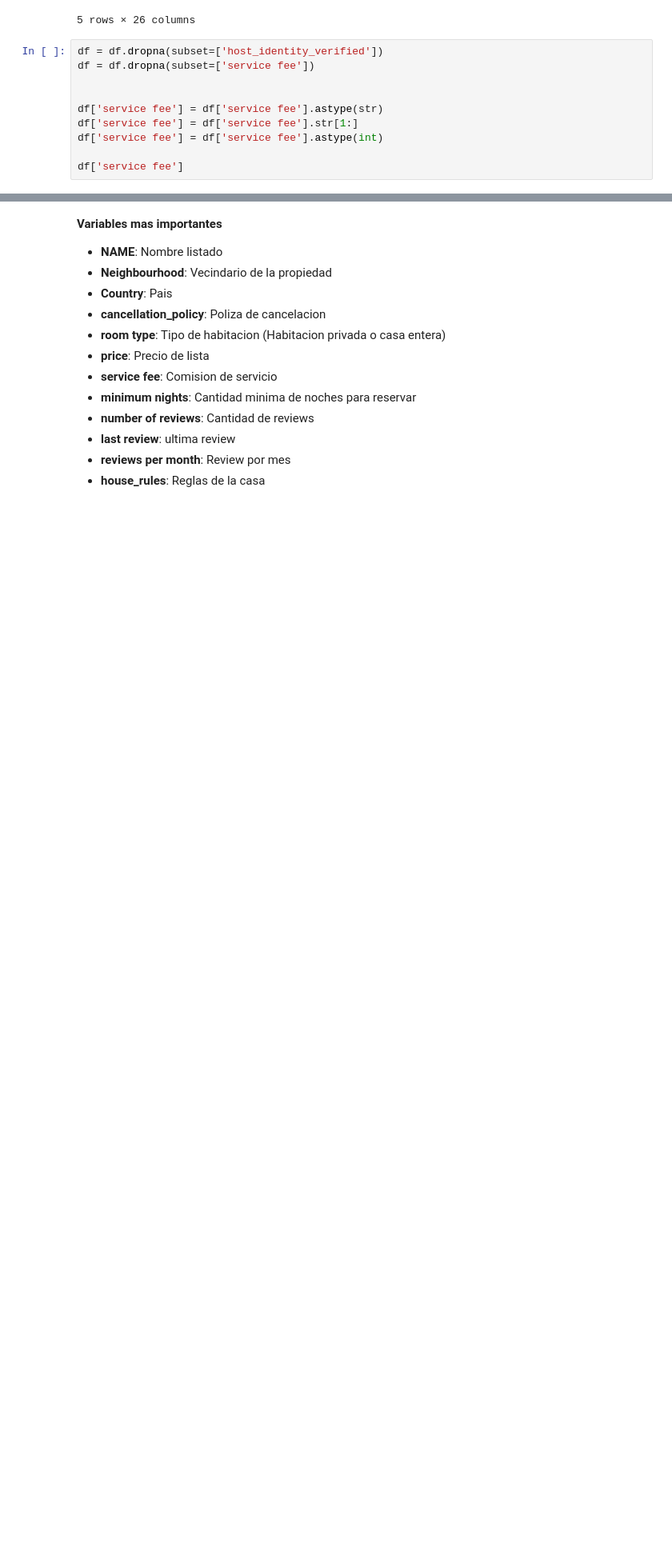
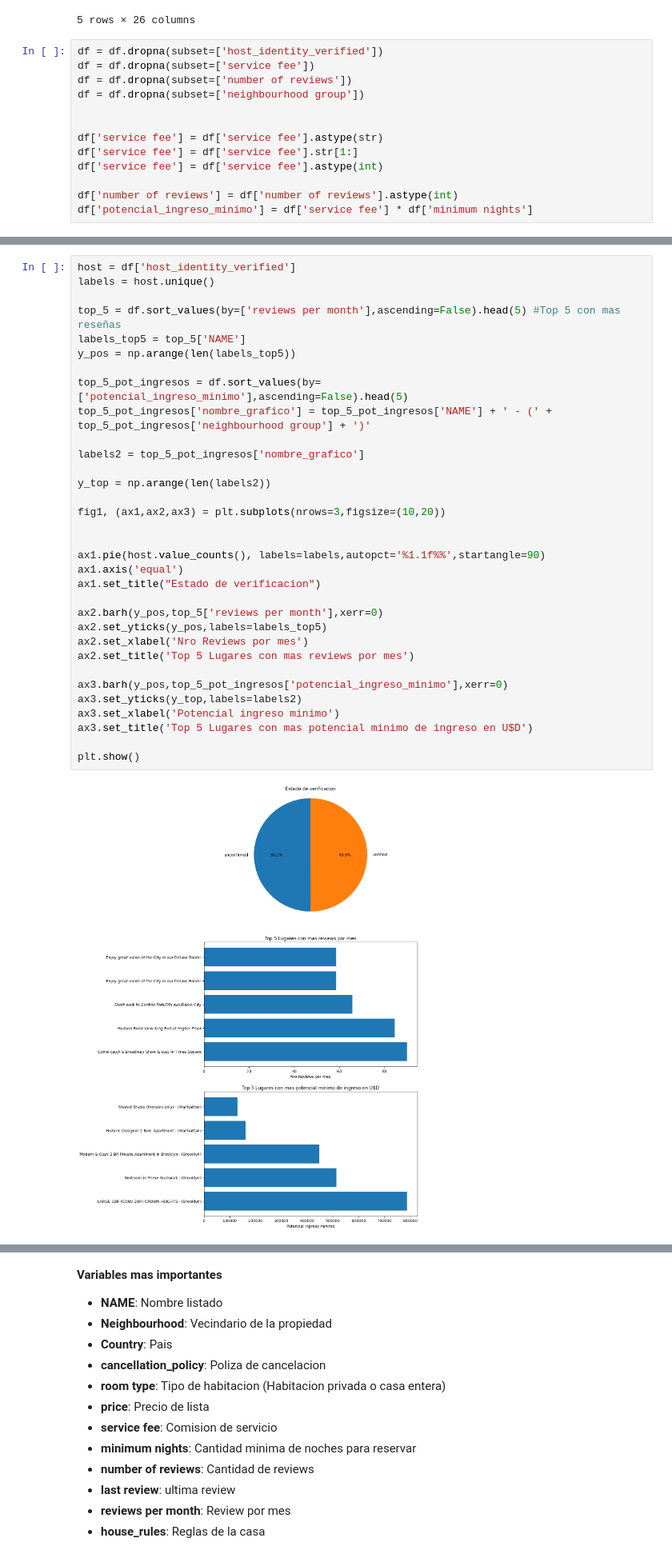
Before and after one commit to Jmgaz/Desaf-o_1_Data_Science, a Jupyter notebook: Desafio2.ipynb, the cells around one changed output, grey strips where cells are left out. Shown at 80% size. Drawn from its saved outputs; the diff is of its cells as text; blank space fills up the shorter version.

```diff
--- a/Desafio2.ipynb
+++ b/Desafio2.ipynb
@@ -38,10 +38,13 @@ df.head()
 # %%
 df = df.dropna(subset=['host_identity_verified'])
 df = df.dropna(subset=['service fee'])
+df = df.dropna(subset=['number of reviews'])
+df = df.dropna(subset=['neighbourhood group'])
 
 
 df['service fee'] = df['service fee'].astype(str)
 df['service fee'] = df['service fee'].str[1:]
 df['service fee'] = df['service fee'].astype(int)
 
-df['service fee']
+df['number of reviews'] = df['number of reviews'].astype(int)
+df['potencial_ingreso_minimo'] = df['service fee'] * df['minimum nights']
@@ -84,0 +57,35 @@ sns.catplot(data=comisionPorBarrio,x='neighbourhood group',y='service fee',kind=
+# %%
+host = df['host_identity_verified']
+labels = host.unique()
+
+top_5 = df.sort_values(by=['reviews per month'],ascending=False).head(5) #Top 5 con mas reseñas
+labels_top5 = top_5['NAME']
+y_pos = np.arange(len(labels_top5))
+
+top_5_pot_ingresos = df.sort_values(by=['potencial_ingreso_minimo'],ascending=False).head(5)
+top_5_pot_ingresos['nombre_grafico'] = top_5_pot_ingresos['NAME'] + ' - (' + top_5_pot_ingresos['neighbourhood group'] + ')'
+
+labels2 = top_5_pot_ingresos['nombre_grafico']
+
+y_top = np.arange(len(labels2))
+
+fig1, (ax1,ax2,ax3) = plt.subplots(nrows=3,figsize=(10,20))
+
+
+ax1.pie(host.value_counts(), labels=labels,autopct='%1.1f%%',startangle=90)
+ax1.axis('equal')
+ax1.set_title("Estado de verificacion")
+
+ax2.barh(y_pos,top_5['reviews per month'],xerr=0)
+ax2.set_yticks(y_pos,labels=labels_top5)
+ax2.set_xlabel('Nro Reviews por mes')
+ax2.set_title('Top 5 Lugares con mas reviews por mes')
+
+ax3.barh(y_pos,top_5_pot_ingresos['potencial_ingreso_minimo'],xerr=0)
+ax3.set_yticks(y_top,labels=labels2)
+ax3.set_xlabel('Potencial ingreso minimo')
+ax3.set_title('Top 5 Lugares con mas potencial minimo de ingreso en U$D')
+
+plt.show()
+# %% [output]
+[figure, added]
```
Also changed, not shown: parts of 10 cells of this notebook.
